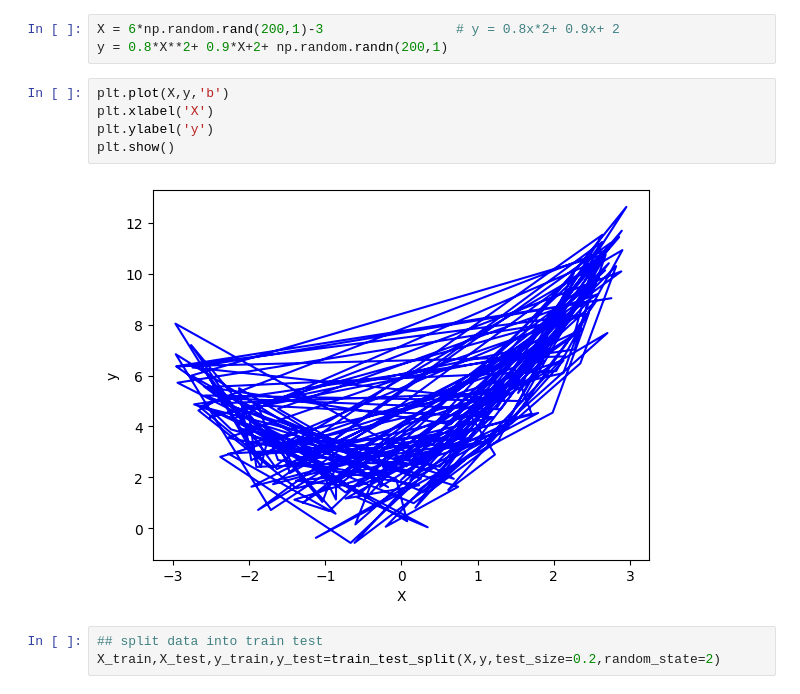
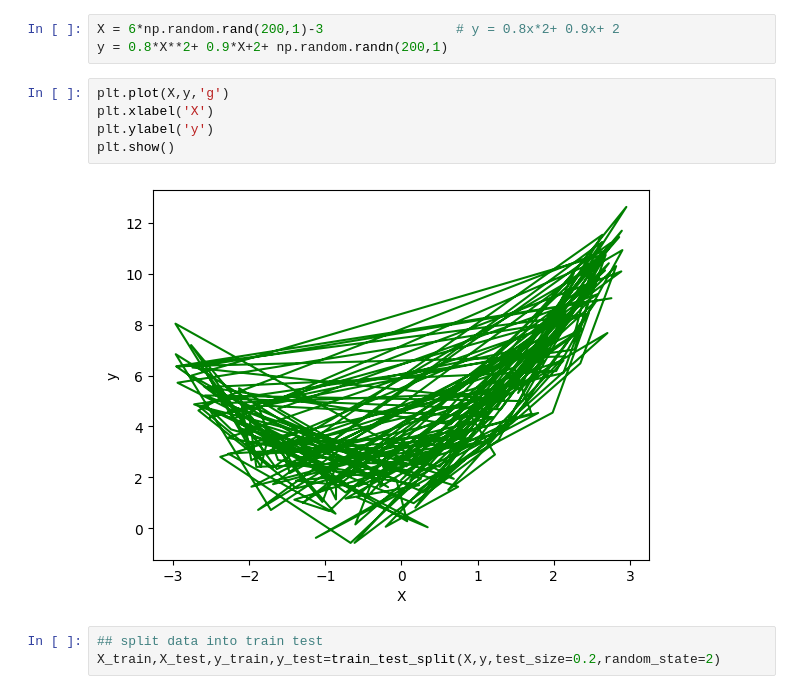
Before and after one commit to Aaaaddddyyyyyyyy/Machine-Learning-repo, a Jupyter notebook: Linear_regression.ipynb, the cells around one changed output. Drawn from its saved outputs; the diff is of its cells as text.

```diff
--- a/Linear_regression.ipynb
+++ b/Linear_regression.ipynb
@@ -350,12 +350,12 @@ from sklearn.pipeline import Pipeline
 X = 6*np.random.rand(200,1)-3                 # y = 0.8x*2+ 0.9x+ 2
 y = 0.8*X**2+ 0.9*X+2+ np.random.randn(200,1)
 # %%
-plt.plot(X,y,'b')
+plt.plot(X,y,'g')
 plt.xlabel('X')
 plt.ylabel('y')
 plt.show()
 # %% [output]
-[figure, old version]
+[figure, new version]
 # %%
 ## split data into train test
 X_train,X_test,y_train,y_test=train_test_split(X,y,test_size=0.2,random_state=2)
```
Also changed, not shown: parts of 6 cells of this notebook.
